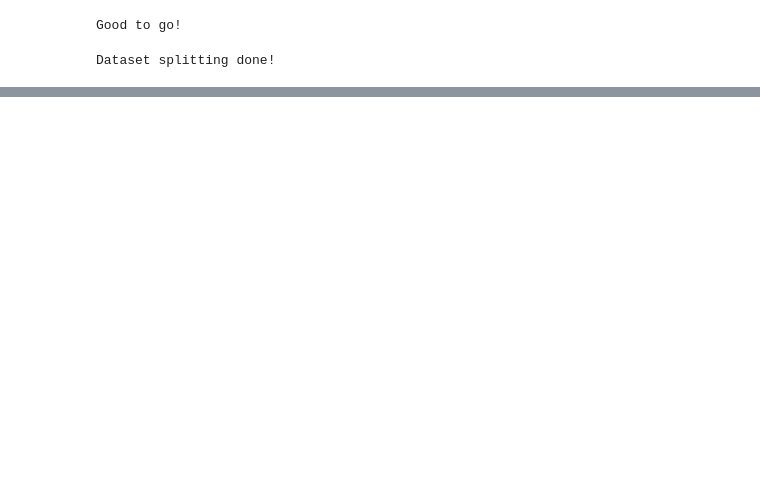
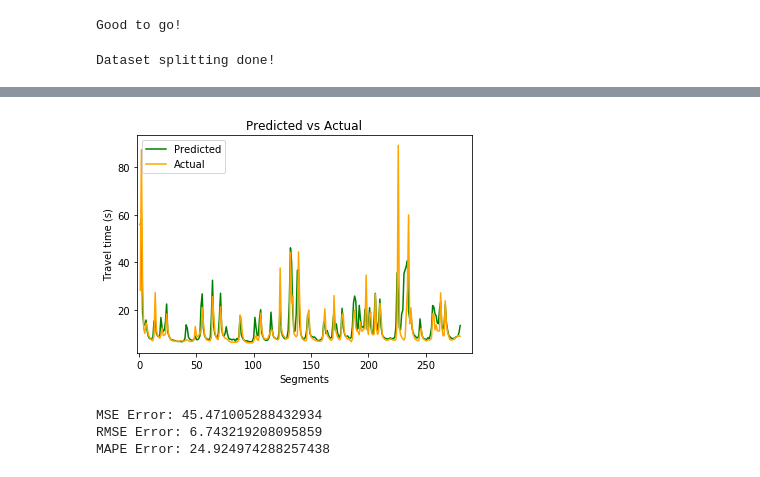
Before and after one commit to Nithishwer/travel-time-CNN, a Jupyter notebook: Models/Model_2.ipynb, the cells around one changed output, grey strips where cells are left out. Saved outputs shown, nothing was run; the diff lists cells and outputs as text; code cells hidden in the pictures; blank space fills up the shorter version.

```diff
--- a/Models/Model_2.ipynb
+++ b/Models/Model_2.ipynb
@@ -281,0 +271,53 @@ plt.show()
+# %%
+#Scaling the IO values and then determining MSE and shit
+import pandas as pd
+
+# Selecting data min-max data
+Minmax = pd.read_csv('/home/pennyworth/Documents/Bus/Data/Minmax.csv')
+# %%
+from sklearn.metrics import mean_squared_error
+import numpy as np
+
+def mean_absolute_percentage_error(y_true, y_pred):
+    y_true, y_pred = np.array(y_true), np.array(y_pred)
+    return np.mean(np.abs((y_true - y_pred) / y_true)) * 100
+
+def denormalize(nor_pdt,nor_act):
+    pdt_cor=[i for i in range(280)]
+    act_cor=[i for i in range(280)]
+    i=0
+    for col in Minmax.drop(["V281"],axis=1):
+        mn=Minmax[col][1]
+        mx=Minmax[col][0]
+        pdt_cor[i]=(nor_pdt[i]*(mx - mn))+mn
+        act_cor[i]=(nor_act[i]*(mx - mn))+mn
+        i=i+1
+    return pdt_cor,act_cor
+
+denorm_pdt,denorm_act=denormalize(norm_pdt,norm_act)
+plot_this(denorm_pdt,denorm_act)
+# %% [output]
+[figure, added]
+# %%
+import matplotlib.pyplot as plt
+import numpy
+
+#function to get errror for any pdt and act
+def get_error_pdt_act(pdt_err,act_err,printing=False):
+    if printing==True:
+        print("MSE Error:",mean_squared_error(pdt_err,act_err))
+        print("RMSE Error:",np.sqrt(mean_squared_error(pdt_err,act_err)))
+        print("MAPE Error:",mean_absolute_percentage_error(pdt_err,act_err))
+    mse=mean_squared_error(pdt_err,act_err)
+    rmse=np.sqrt(mean_squared_error(pdt_err,act_err))
+    mape=mean_absolute_percentage_error(pdt_err,act_err)
+    return mse,rmse,mape
+
+get_error_pdt_act(denorm_pdt,denorm_act,False)
+print("MSE Error:",mean_squared_error(act_cor,pdt_cor))
+print("RMSE Error:",np.sqrt(mean_squared_error(act_cor,pdt_cor)))
+print("MAPE Error:",mean_absolute_percentage_error(act_cor,pdt_cor))
+# %% [output]
+MSE Error: 45.471005288432934
+RMSE Error: 6.743219208095859
+MAPE Error: 24.924974288257438
```
Also changed, not shown: parts of 7 cells of this notebook, 3 other files.
